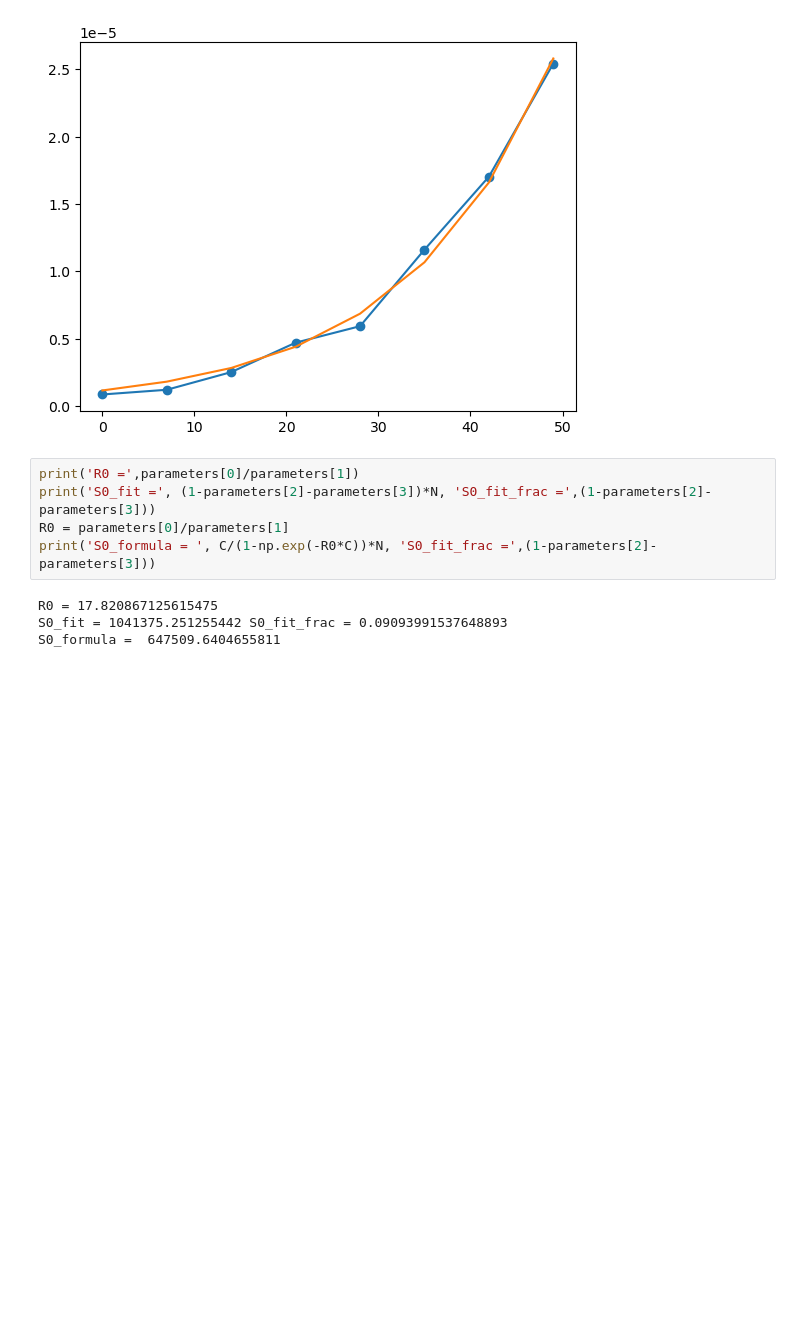
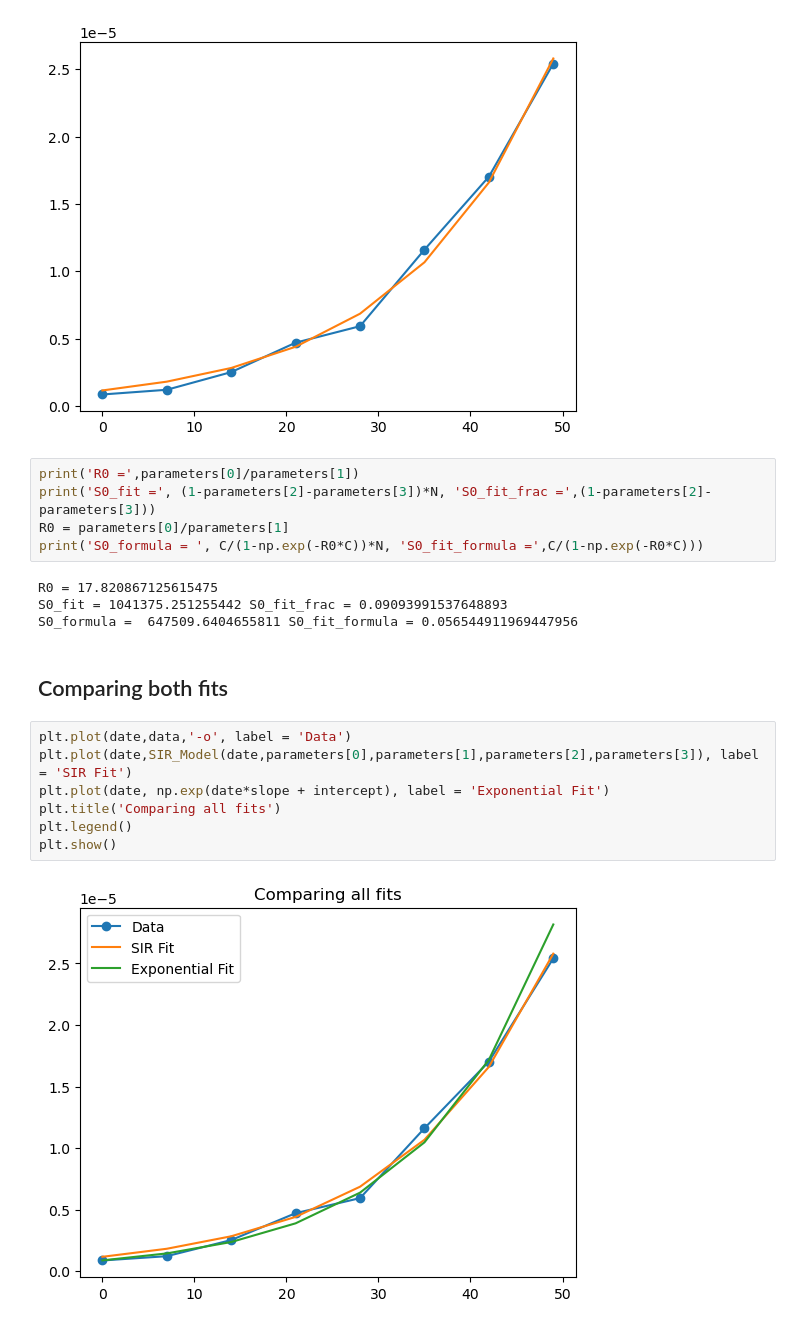
Before and after one commit to denisecammarota/measles-BR, a Jupyter notebook: Notebooks/R0_Estimation_Examples.ipynb, the cells around one changed output. Saved outputs shown, nothing was run; the diff lists cells and outputs as text; blank space fills up the shorter version.

Commit message:
comparing with fitting the model

```diff
--- a/Notebooks/R0_Estimation_Examples.ipynb
+++ b/Notebooks/R0_Estimation_Examples.ipynb
@@ -75,8 +75,19 @@ plt.plot(date,SIR_Model(date,parameters[0],parameters[1],parameters[2],parameter
 print('R0 =',parameters[0]/parameters[1])
 print('S0_fit =', (1-parameters[2]-parameters[3])*N, 'S0_fit_frac =',(1-parameters[2]-parameters[3]))
 R0 = parameters[0]/parameters[1]
-print('S0_formula = ', C/(1-np.exp(-R0*C))*N, 'S0_fit_frac =',(1-parameters[2]-parameters[3]))
+print('S0_formula = ', C/(1-np.exp(-R0*C))*N, 'S0_fit_formula =',C/(1-np.exp(-R0*C)))
 # %% [output]
 R0 = 17.820867125615475
 S0_fit = 1041375.251255442 S0_fit_frac = 0.09093991537648893
-S0_formula =  647509.6404655811
+S0_formula =  647509.6404655811 S0_fit_formula = 0.056544911969447956
+# %% [markdown]
+## Comparing both fits
+# %%
+plt.plot(date,data,'-o', label = 'Data')
+plt.plot(date,SIR_Model(date,parameters[0],parameters[1],parameters[2],parameters[3]), label = 'SIR Fit')
+plt.plot(date, np.exp(date*slope + intercept), label = 'Exponential Fit')
+plt.title('Comparing all fits')
+plt.legend()
+plt.show()
+# %% [output]
+[figure, added]
```
Also changed, not shown: parts of 3 cells of this notebook, 1 other file.
